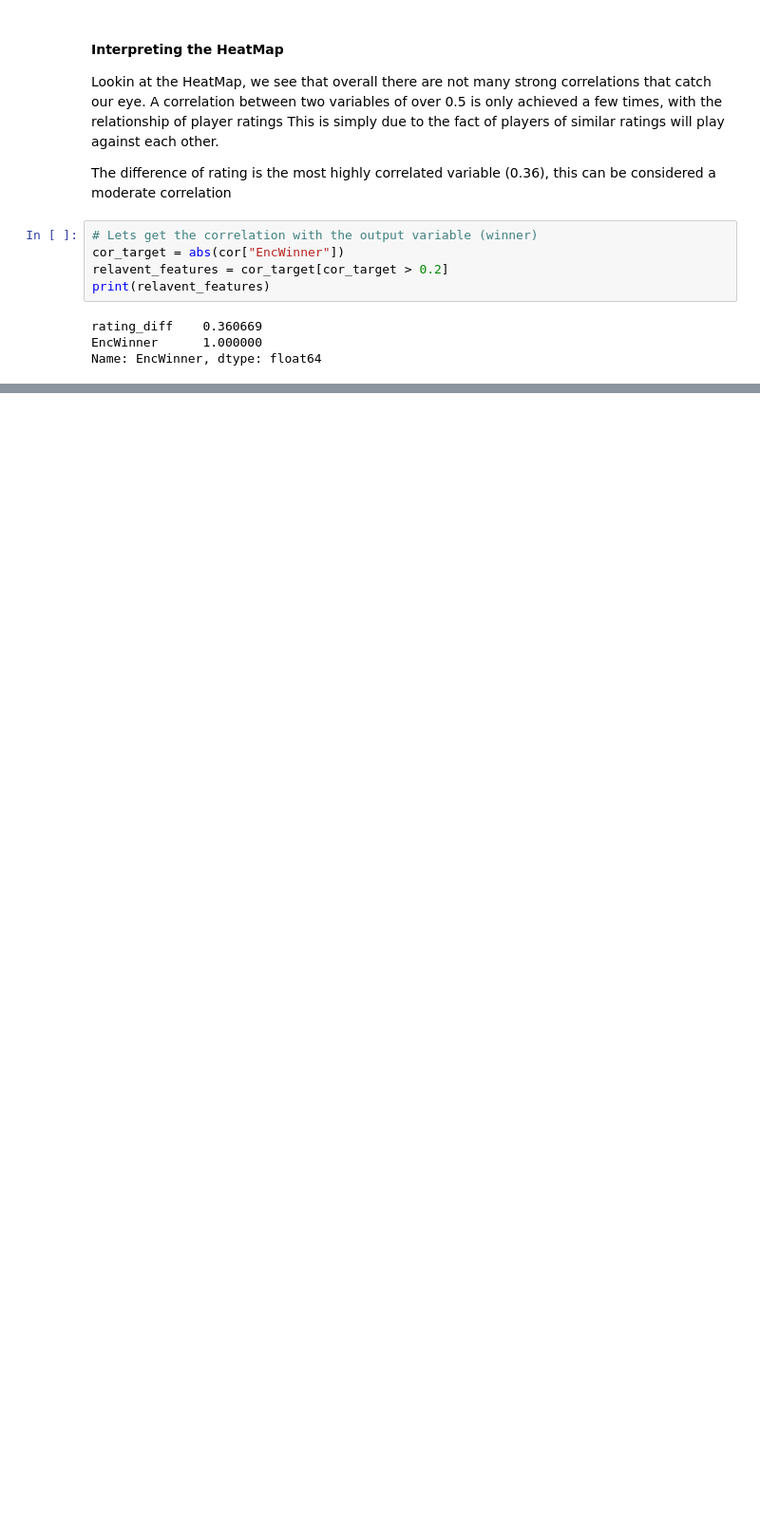
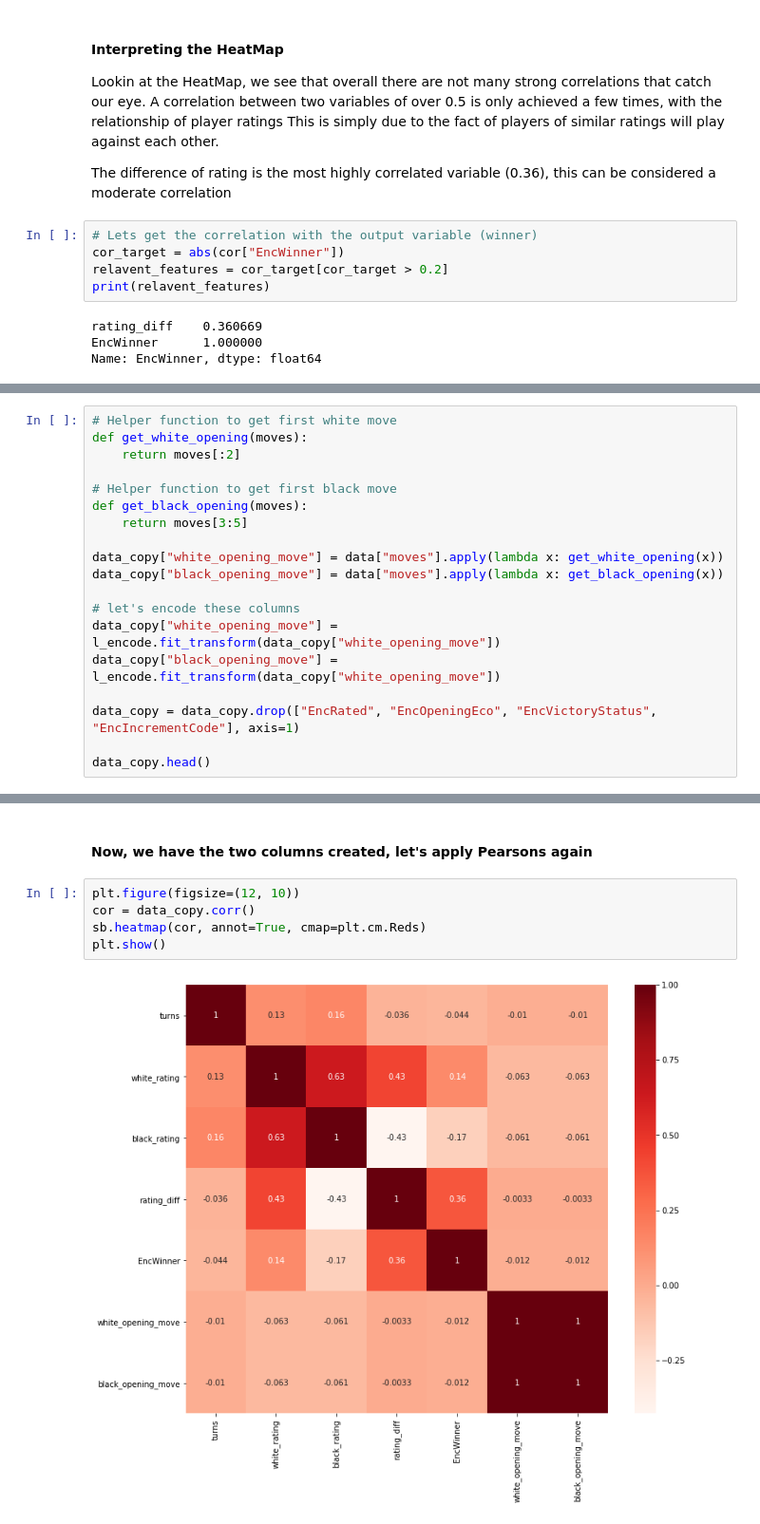
Before and after one commit to mben429/Data-Analytics, a Jupyter notebook: LichessAnalysis/Lichess Data Analysis.ipynb, the cells around one changed output, grey strips where cells are left out. Shown at 95% size. Saved outputs shown, nothing was run; the diff lists cells and outputs as text; blank space fills up the shorter version.

```diff
--- a/LichessAnalysis/Lichess Data Analysis.ipynb
+++ b/LichessAnalysis/Lichess Data Analysis.ipynb
@@ -258,0 +274,19 @@ Coming soon...
+# %%
+# Helper function to get first white move
+def get_white_opening(moves):
+    return moves[:2]
+
+# Helper function to get first black move
+def get_black_opening(moves):
+    return moves[3:5]
+
+data_copy["white_opening_move"] = data["moves"].apply(lambda x: get_white_opening(x))
+data_copy["black_opening_move"] = data["moves"].apply(lambda x: get_black_opening(x))
+
+# let's encode these columns
+data_copy["white_opening_move"] = l_encode.fit_transform(data_copy["white_opening_move"])
+data_copy["black_opening_move"] = l_encode.fit_transform(data_copy["white_opening_move"])
+
+data_copy = data_copy.drop(["EncRated", "EncOpeningEco", "EncVictoryStatus", "EncIncrementCode"], axis=1)
+
+data_copy.head()
@@ -258,0 +300,9 @@ Coming soon...
+# %% [markdown]
+#### Now, we have the two columns created, let's apply Pearsons again
+# %%
+plt.figure(figsize=(12, 10))
+cor = data_copy.corr()
+sb.heatmap(cor, annot=True, cmap=plt.cm.Reds)
+plt.show()
+# %% [output]
+[figure, added]
```
Also changed, not shown: parts of 10 cells of this notebook.
